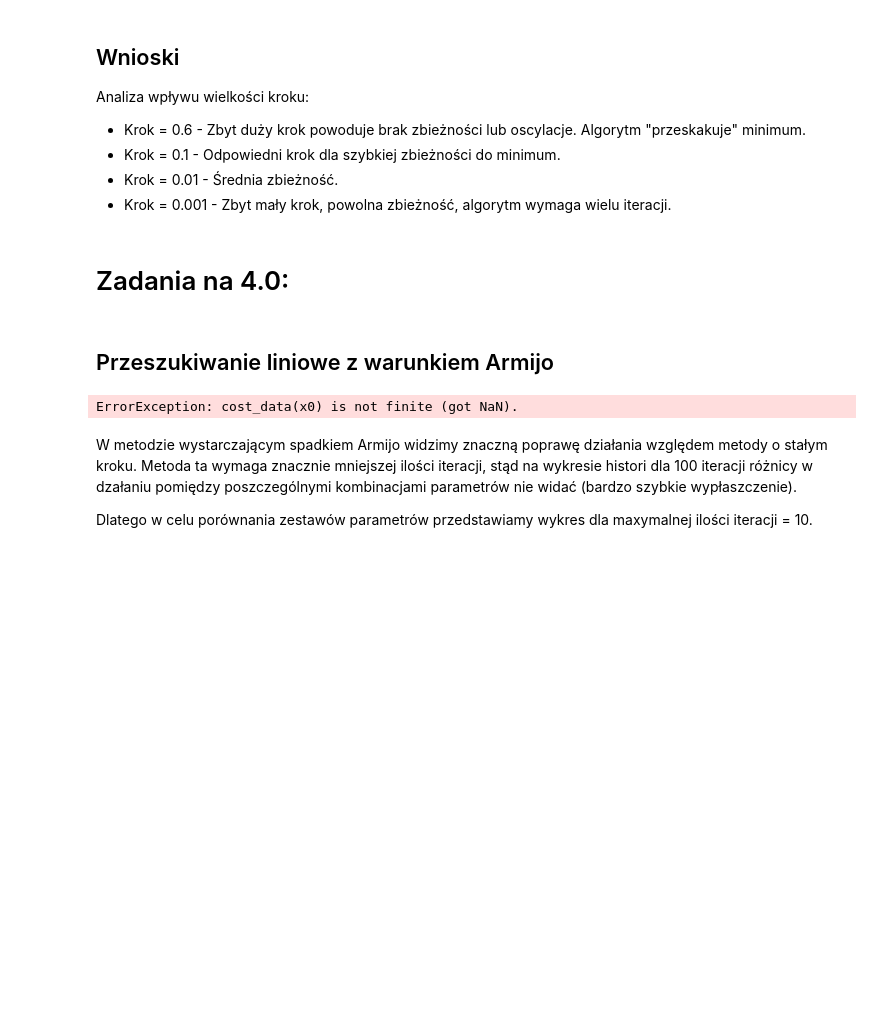
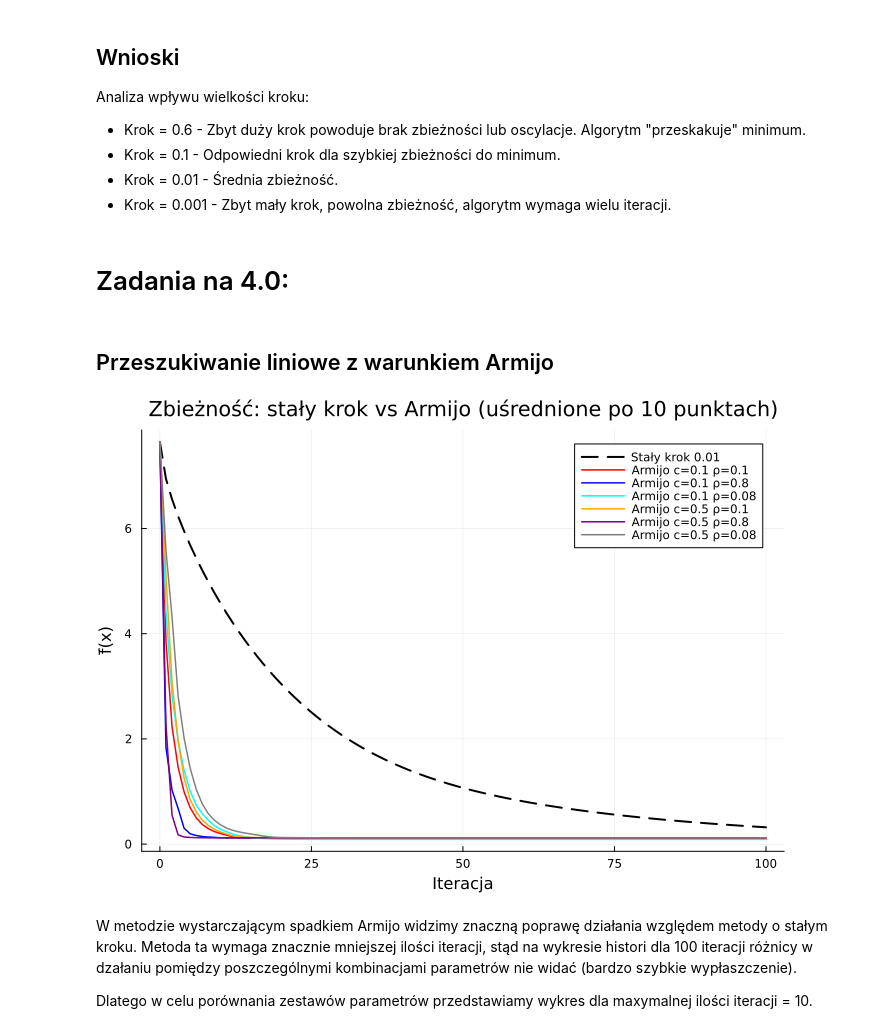
Before and after one commit to esarna/metody-i-algorytmy-optymalizacji, a Jupyter notebook: zad1.ipynb, the cells around one changed output. Saved outputs shown, nothing was run; the diff lists cells and outputs as text; code cells hidden in the pictures; blank space fills up the shorter version.

```diff
--- a/zad1.ipynb
+++ b/zad1.ipynb
@@ -223,8 +223,7 @@ function armijo_line_search(cost, x, g; c=0.1, rho=0.5)
     alpha = 1.0                 # górny koniec bracketu [0, 1]
 
     while true
-        if isfinite(cost(x .+ alpha .* d))
-            cost(x .+ alpha .* d) <= fx + c * alpha * slope
+        if isfinite(cost(x .+ alpha .* d)) && cost(x .+ alpha .* d) <= fx + c * alpha * slope
             break
         end
         alpha *= rho
@@ -279,34 +278,34 @@ armijo_configs = [
 ]
 
 MAXITER = 100
 
 function mean_history(histories)
     return [mean(h[k] for h in histories) for k in 1:(MAXITER+1)]
 end
 
 using Statistics
 
 # Stały krok
 fixed_histories = [optimize_with_history(f, grad_f!, x0; step=0.01,
         maxiter=MAXITER) |> last for x0 in starting_points]
 fixed_mean = mean_history(fixed_histories)
 
 p3 = plot(0:MAXITER, fixed_mean, label="Stały krok 0.01", linewidth=2,
           linestyle=:dash, color=:black,
           title="Zbieżność: stały krok vs Armijo (uśrednione po 10 punktach)",
           xlabel="Iteracja", ylabel="f̄(x)", size=(700, 500))
 
 for cfg in armijo_configs
     arm_histories = [optimize_armijo_with_history(f, grad_f!, x0;
                          maxiter=MAXITER, c=cfg.c, rho=cfg.rho) |> last
                      for x0 in starting_points]
     arm_mean = mean_history(arm_histories)
     plot!(p3, 0:MAXITER, arm_mean, label=cfg.label, linewidth=1.5, color=cfg.color)
 end
 
 display(p3)
 # %% [output]
-ErrorException: cost_data(x0) is not finite (got NaN).
+[figure, added]
 # %% [markdown]
 W metodzie wystarczającym spadkiem Armijo widzimy znaczną poprawę działania względem metody o stałym kroku. Metoda ta wymaga znacznie mniejszej ilości iteracji, stąd na wykresie histori dla 100 iteracji różnicy w dzałaniu pomiędzy poszczególnymi kombinacjami parametrów nie widać (bardzo szybkie wypłaszczenie).
 
```
Also changed, not shown: parts of 3 cells of this notebook, 1 other file.
